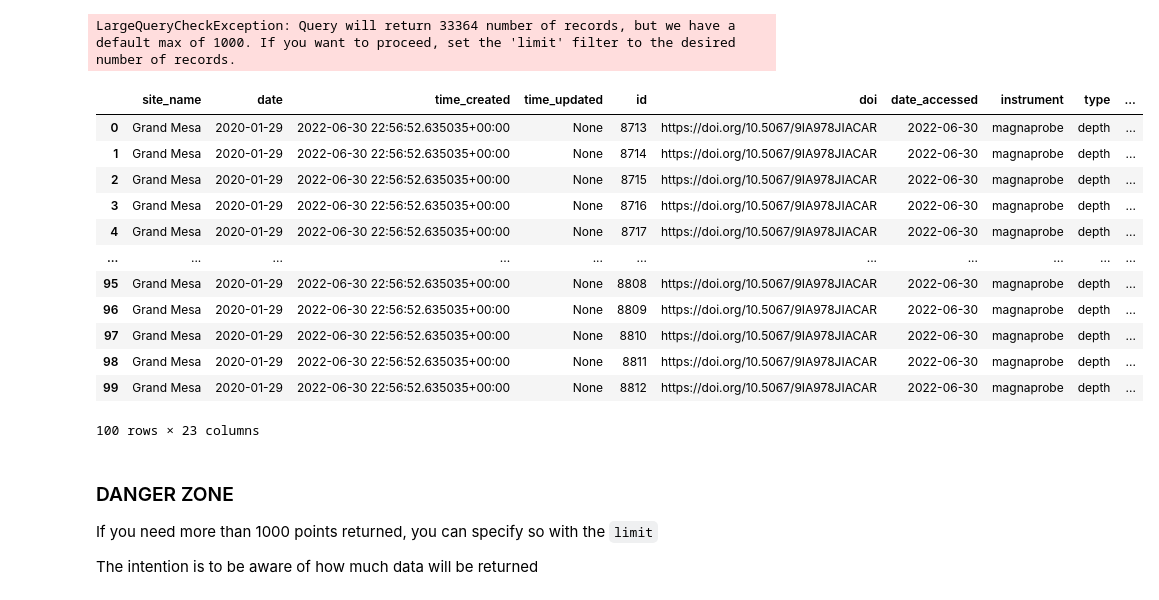
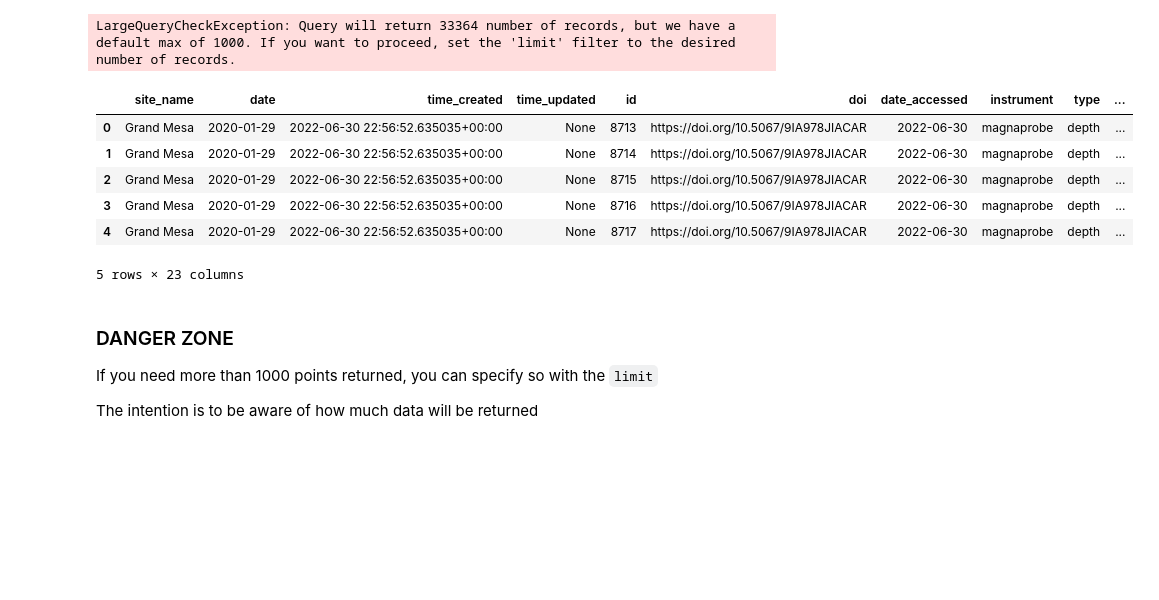
Before and after one commit to SnowEx/snowexsql, a Jupyter notebook: docs/gallery/api_intro.ipynb, the cells around one changed output. Cells and saved outputs as stored; diff of their text form; code cells hidden in the pictures; blank space fills up the shorter version.

```diff
--- a/docs/gallery/api_intro.ipynb
+++ b/docs/gallery/api_intro.ipynb
@@ -112,25 +112,19 @@ LargeQueryCheckException: Query will return 33364 number of records, but we have
 # %%
 # Th queries will pass
 df = PointMeasurements.from_filter(
     instrument="magnaprobe",
     limit=100
 )
 
-df
+df.head()
 # %% [output]
 |  | site_name | date | time_created | time_updated | id | doi | date_accessed | instrument | type | ... |
 | 0 | Grand Mesa | 2020-01-29 | 2022-06-30 22:56:52.635035+00:00 | None | 8713 | https://doi.org/10.5067/9IA978JIACAR | 2022-06-30 | magnaprobe | depth | ... |
 | 1 | Grand Mesa | 2020-01-29 | 2022-06-30 22:56:52.635035+00:00 | None | 8714 | https://doi.org/10.5067/9IA978JIACAR | 2022-06-30 | magnaprobe | depth | ... |
 | 2 | Grand Mesa | 2020-01-29 | 2022-06-30 22:56:52.635035+00:00 | None | 8715 | https://doi.org/10.5067/9IA978JIACAR | 2022-06-30 | magnaprobe | depth | ... |
 | 3 | Grand Mesa | 2020-01-29 | 2022-06-30 22:56:52.635035+00:00 | None | 8716 | https://doi.org/10.5067/9IA978JIACAR | 2022-06-30 | magnaprobe | depth | ... |
 | 4 | Grand Mesa | 2020-01-29 | 2022-06-30 22:56:52.635035+00:00 | None | 8717 | https://doi.org/10.5067/9IA978JIACAR | 2022-06-30 | magnaprobe | depth | ... |
-| ... | ... | ... | ... | ... | ... | ... | ... | ... | ... | ... |
-| 95 | Grand Mesa | 2020-01-29 | 2022-06-30 22:56:52.635035+00:00 | None | 8808 | https://doi.org/10.5067/9IA978JIACAR | 2022-06-30 | magnaprobe | depth | ... |
-| 96 | Grand Mesa | 2020-01-29 | 2022-06-30 22:56:52.635035+00:00 | None | 8809 | https://doi.org/10.5067/9IA978JIACAR | 2022-06-30 | magnaprobe | depth | ... |
-| 97 | Grand Mesa | 2020-01-29 | 2022-06-30 22:56:52.635035+00:00 | None | 8810 | https://doi.org/10.5067/9IA978JIACAR | 2022-06-30 | magnaprobe | depth | ... |
-| 98 | Grand Mesa | 2020-01-29 | 2022-06-30 22:56:52.635035+00:00 | None | 8811 | https://doi.org/10.5067/9IA978JIACAR | 2022-06-30 | magnaprobe | depth | ... |
-| 99 | Grand Mesa | 2020-01-29 | 2022-06-30 22:56:52.635035+00:00 | None | 8812 | https://doi.org/10.5067/9IA978JIACAR | 2022-06-30 | magnaprobe | depth | ... |
-100 rows × 23 columns
+5 rows × 23 columns
 # %% [markdown]
 ### DANGER ZONE
 If you need more than 1000 points returned, you can specify so with the `limit`
```
Also changed, not shown: parts of 1 cell of this notebook, 1 other file.
